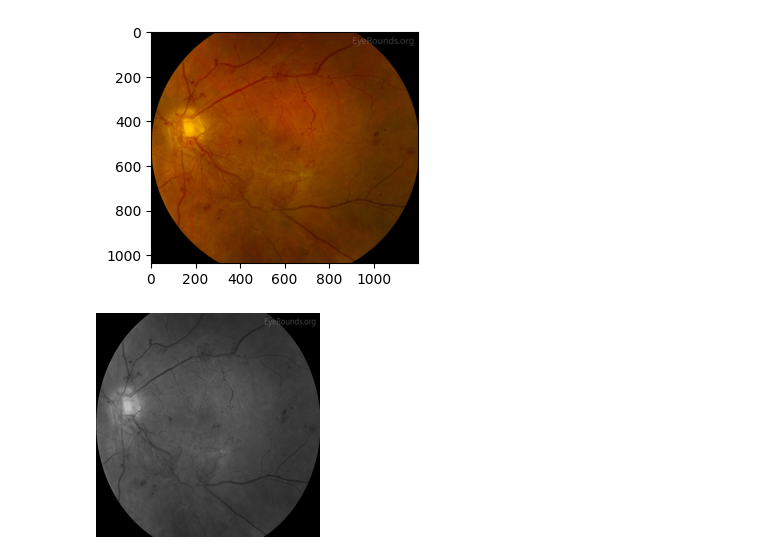
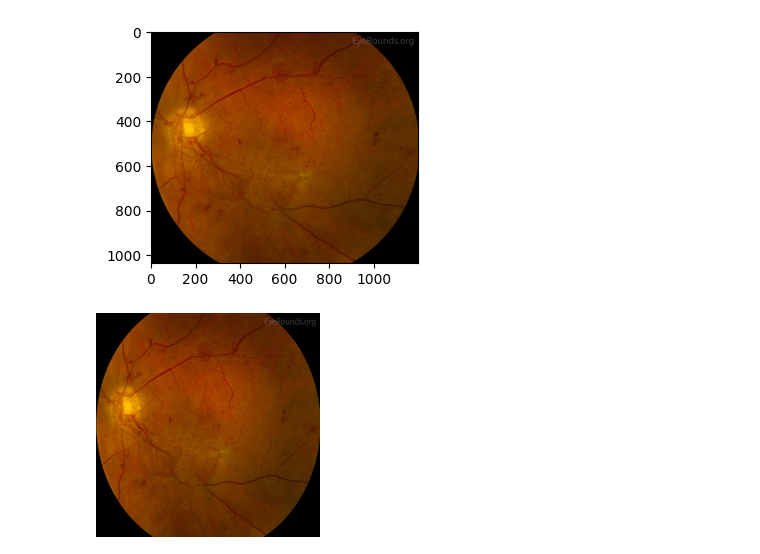
Before and after one commit to Eaglesight02/Pheonix_Squadron, a Jupyter notebook: Copy_2_of_Diabetic_Retinopathy_Detection.ipynb, the cells around one changed output. Drawn from its saved outputs; the diff is of its cells as text; code cells hidden in the pictures.

```diff
--- a/Copy_2_of_Diabetic_Retinopathy_Detection.ipynb
+++ b/Copy_2_of_Diabetic_Retinopathy_Detection.ipynb
@@ -491,9 +499,9 @@ plt.imshow(cv2.cvtColor(cv2.imread(image_Path), cv2.COLOR_BGR2RGB))
 <matplotlib.image.AxesImage at 0x...>
 [figure]
 # %%
-Image.open(image_Path).convert('L').resize((224, 224))
+Image.open(image_Path).resize((224, 224))
 # %% [output]
-[figure, old version]
+[figure, new version]
 # %%
 path_List = [image_Path]
 # %%
```
Also changed, not shown: parts of 15 cells of this notebook.
